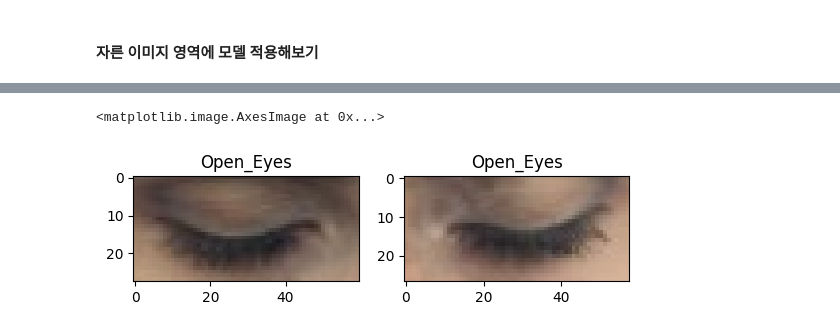
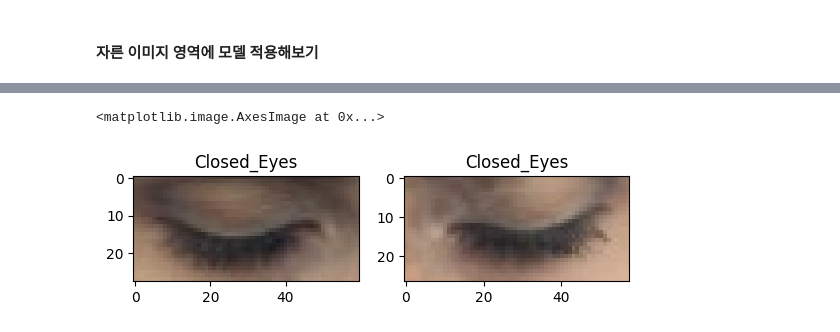
Before and after one commit to iznue/Ml_project, a Jupyter notebook: week8/drowsiness_detection/test_aihub_mediapipe&torchmodel.ipynb, the cells around one changed output, grey strips where cells are left out. Drawn from its saved outputs; the diff is of its cells as text; code cells hidden in the pictures.

Commit message:
test predict torch_model (success)

```diff
--- a/week8/drowsiness_detection/test_aihub_mediapipe&torchmodel.ipynb
+++ b/week8/drowsiness_detection/test_aihub_mediapipe&torchmodel.ipynb
@@ -464,6 +464,7 @@ model.eval()
 
 transform = transforms.Compose([
     transforms.Resize((64, 64)),
+    transforms.Grayscale(num_output_channels=3),
     transforms.ToTensor()
 ])
 
@@ -475,9 +476,9 @@ eye_img = eye_img.unsqueeze(0)
 
 test_preds = model(eye_img)
 print(test_preds)
-# predicted_class_idx = torch.argmax(test_preds, dim=1)
-# predicted_class_label = Class_Names[predicted_class_idx.item()]
+predicted_class_idx = torch.argmax(test_preds, dim=1)
+predicted_class_label = Class_Names[predicted_class_idx.item()]
 
-# plt.imshow(eye_rgb)
-# predicted_class_label
+plt.imshow(eye_rgb)
+predicted_class_label
 # %% [output]
@@ -503,33 +506,34 @@ model.eval()
 
 transform = transforms.Compose([
     transforms.Resize((64, 64)),
+    transforms.Grayscale(num_output_channels=3),
     transforms.ToTensor()
 ])
 
 
 def predicted_label(crop_eye):
     crop_eye = cv2.cvtColor(eye, cv2.COLOR_BGR2RGB)
     eye_img = Image.fromarray(crop_eye)
 
     eye_img = transform(eye_img).to(device)
     eye_img = eye_img.unsqueeze(0)
 
     test_preds = model(eye_img)
     predicted_class_idx = torch.argmax(test_preds, dim=1)
     predicted_class_label = Class_Names[predicted_class_idx.item()]
 
     return predicted_class_label
 
 right = predicted_label(eye_right)
 left = predicted_label(eye_left)
 
 plt.subplot(1,2,1)
 plt.title(right)
 plt.imshow(eye_right)
 
 plt.subplot(1,2,2)
 plt.title(left)
 plt.imshow(eye_left)
 # %% [output]
 <matplotlib.image.AxesImage at 0x...>
-[figure, old version]
+[figure, new version]
```
Also changed, not shown: parts of 1 cell of this notebook.
